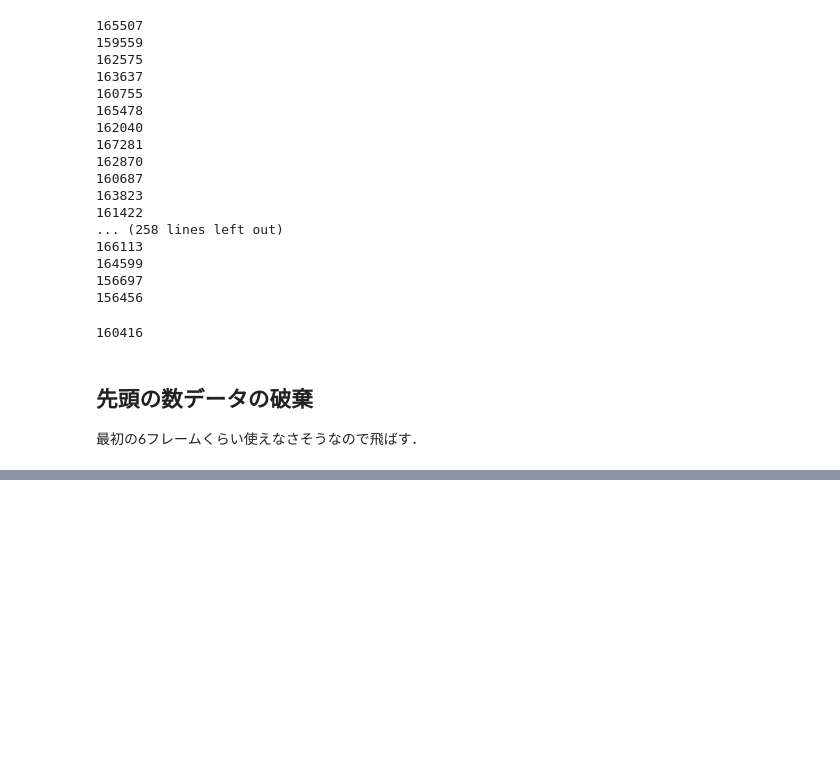
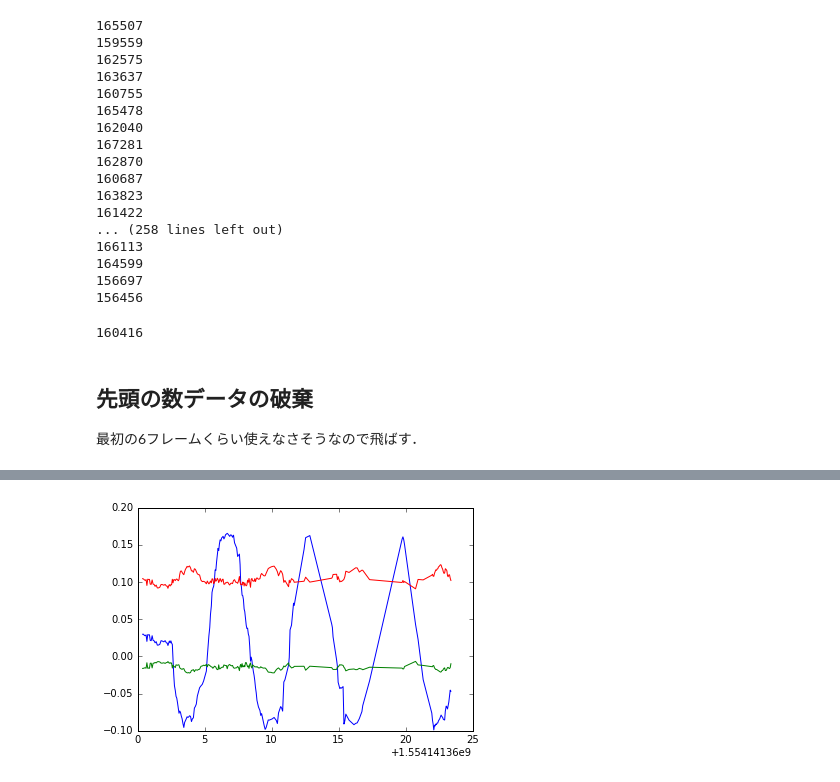
Before and after one commit to YoshiRi/IVPS, a Jupyter notebook: trial/for_ROS/rosbag0402/DataExtraction.ipynb, the cells around one changed output, grey strips where cells are left out. Saved outputs shown, nothing was run; the diff lists cells and outputs as text; code cells hidden in the pictures; blank space fills up the shorter version.

```diff
--- a/trial/for_ROS/rosbag0402/DataExtraction.ipynb
+++ b/trial/for_ROS/rosbag0402/DataExtraction.ipynb
@@ -148,3 +135,7 @@ out.release()
 # %%
 left_images = images[5:]
 limg_timestamps = timestamps[5:]
+depth_images = dimages[5:]
+dimg_timestamps = timestamps_d[5:]
+
+print(len(left_images),len(depth_images))
@@ -161,0 +293,43 @@ while not vml.hasCameraPose:
+# %%
+import math
+def estimateDepth(pos,depth):
+    hei,wid = depth.shape
+    xm = math.floor(pos[0])
+    ym = math.floor(pos[1])
+    xp = xm+1
+    yp = ym+1
+    assert (xm>0 and ym>0 and xp<wid and yp<hei),"pos index is out of the range!"
+    rx = xp-pos[0]
+    ry = yp-pos[1]
+    return (depth[ym,xm]*(rx+ry)+depth[yp,xm]*(1-ry+rx)+depth[ym,xp]*(1-rx+ry)+depth[yp,xp]*(2-rx-ry))/4
+# %%
+def getXYZfromDepth(pos2d,depth,K,vm):
+    Z = estimateDepth(pos2d,depth)
+    Xf = Z * pos[0]
+    Yf = Z * pos[1]
+    tc = vm.tvecs.reshape(3,1)
+    Rc,_ = cv2.Rodrigues(vm.rvecs)
+    to_c = np.dot(np.linalg.inv(K),np.array([Xf,Yf,Z]).reshape(3,1))
+    tc_g = -np.dot(Rc.T,vm.tvecs)
+    pos3d = tc_g+np.dot(Rc.T,to_c)
+    return pos3d
+# %%
+left_marker_3dpos_depthmethod= []
+
+for i in range(len(depth_images)):
+    # get 2d pos with nearelst one
+    pos = left_marker_2dpos[find_nearest(limg_timestamps,dimg_timestamps[i])]
+    xyz = getXYZfromDepth(pos,depth_images[i],K,vml)
+    left_marker_3dpos_depthmethod.append(xyz)
+
+time_xyz = np.array(dimg_timestamps).reshape(-1,1)
+xyz_plot = np.array(left_marker_3dpos_depthmethod).reshape(-1,3)
+
+plt.figure(3)
+plt.plot(time_xyz,xyz_plot)
+
+plt.show()
+
+np.savetxt("results/Expresult_0402_"+"DepthbasedMethod"+".csv",np.concatenate([time_xyz,xyz_plot],axis=1))
+# %% [output]
+[figure, added]
```
Also changed, not shown: parts of 16 cells of this notebook, 11 other files.
